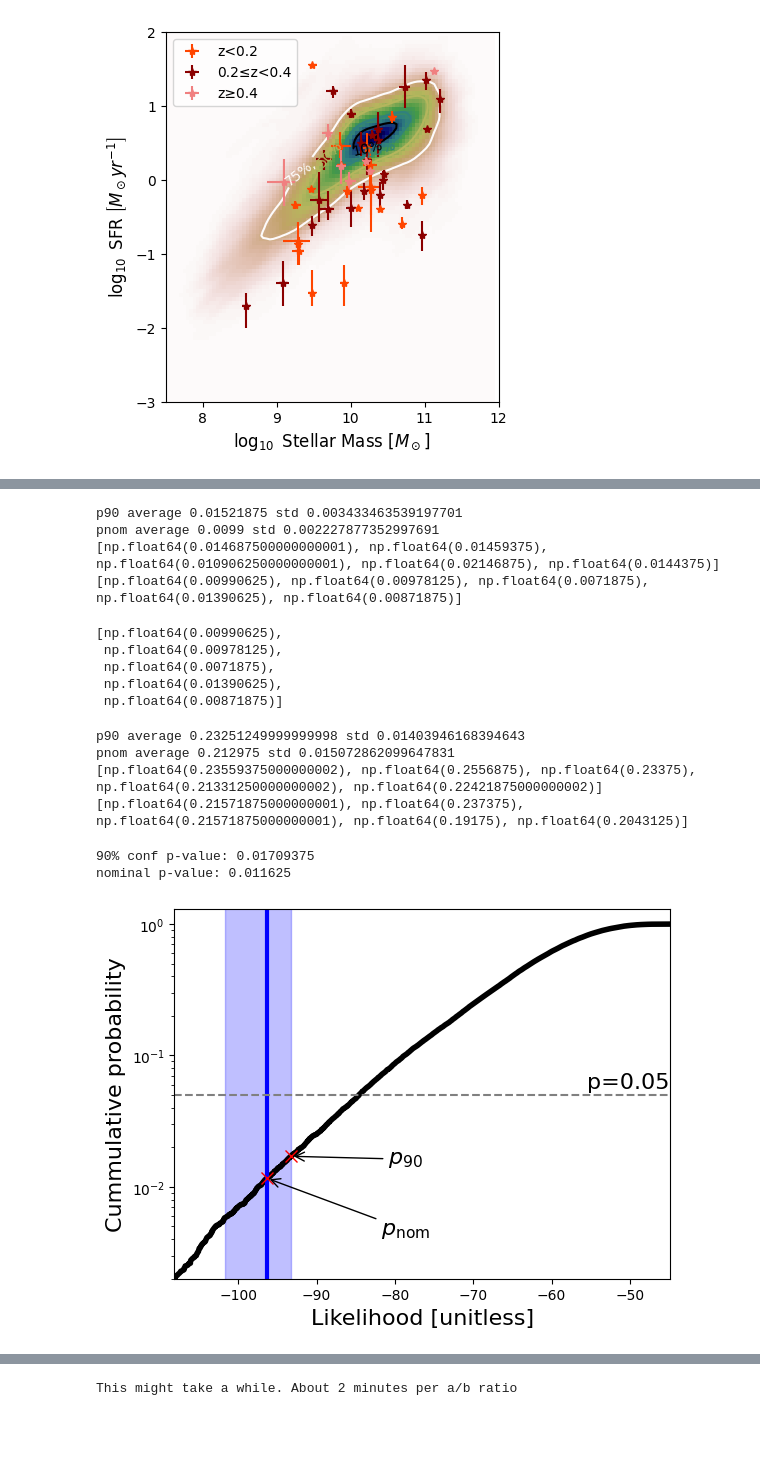
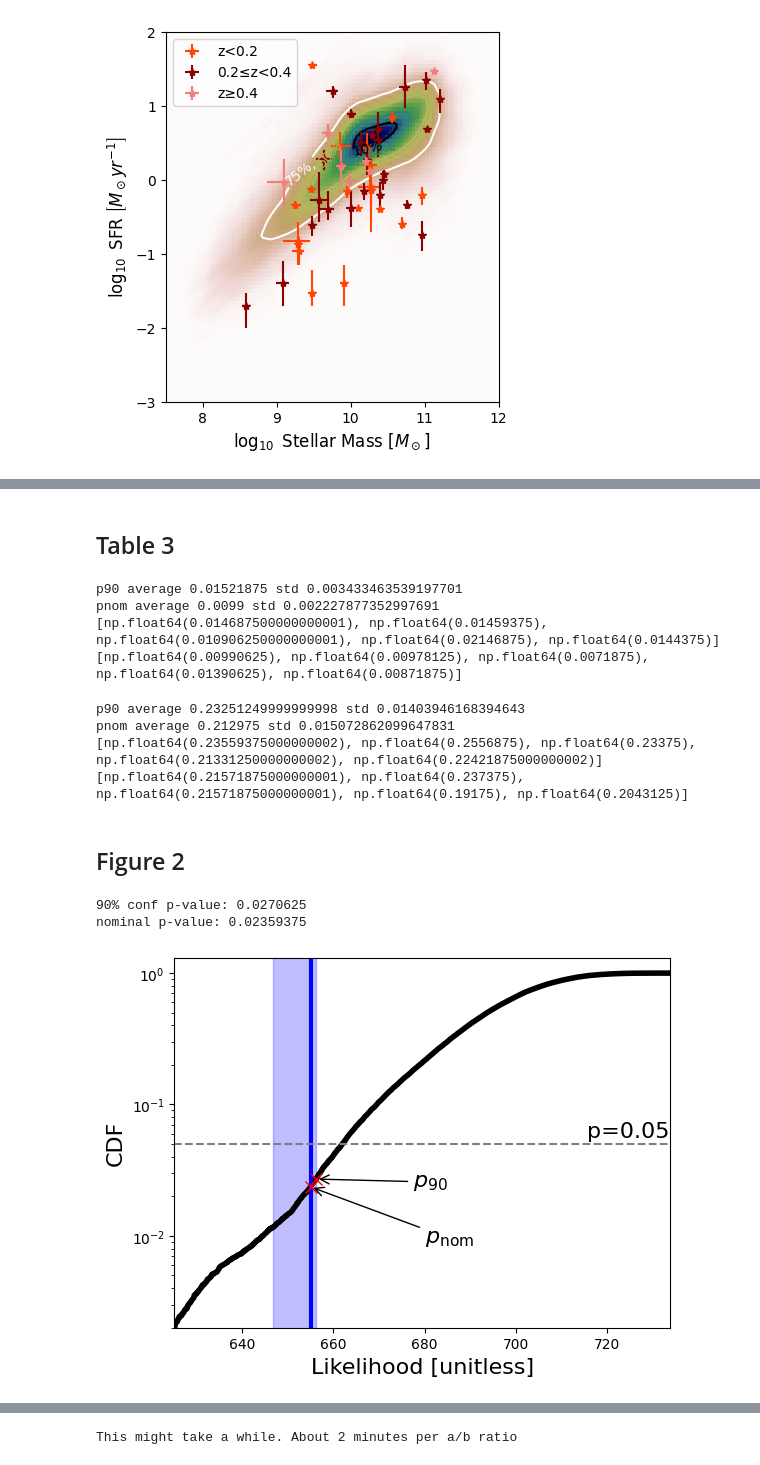
Before and after one commit to hoasaf3/host-galaxies-stats, a Jupyter notebook: frb_hosts_stats.ipynb, the cells around one changed output, grey strips where cells are left out. Cells and saved outputs as stored; diff of their text form; code cells hidden in the pictures; blank space fills up the shorter version.

```diff
--- a/frb_hosts_stats.ipynb
+++ b/frb_hosts_stats.ipynb
@@ -559,3 +553,5 @@ Name: SFR_lowerr, dtype: float64
+# %% [markdown]
+## Table 3
 # %%
 ''' Table 3 '''
 
@@ -592,14 +588,6 @@ p90 average 0.01521875 std 0.003433463539197701
 pnom average 0.0099 std 0.002227877352997691
 [np.float64(0.014687500000000001), np.float64(0.01459375), np.float64(0.010906250000000001), np.float64(0.02146875), np.float64(0.0144375)]
 [np.float64(0.00990625), np.float64(0.00978125), np.float64(0.0071875), np.float64(0.01390625), np.float64(0.00871875)]
-# %%
-p_nom_vals
-# %% [output]
-[np.float64(0.00990625),
- np.float64(0.00978125),
- np.float64(0.0071875),
- np.float64(0.01390625),
- np.float64(0.00871875)]
 # %%
 ''' Conservative set - Table 3'''
 
@@ -644,17 +632,17 @@ p90 average 0.23251249999999998 std 0.01403946168394643
 pnom average 0.212975 std 0.015072862099647831
 [np.float64(0.23559375000000002), np.float64(0.2556875), np.float64(0.23375), np.float64(0.21331250000000002), np.float64(0.22421875000000002)]
 [np.float64(0.21571875000000001), np.float64(0.237375), np.float64(0.21571875000000001), np.float64(0.19175), np.float64(0.2043125)]
+# %% [markdown]
+## Figure 2
 # %%
 ''' Figure 2 '''
 import matplotlib.patches as patches
 
 # Create z to logpdf
-z_to_logpdf = create_z_to_logpdf_w_opt(frb_hosts, prob_density, 1, 0)  # mass-weighted with optical lnprior
+# z_to_logpdf = create_z_to_logpdf_w_opt(frb_hosts, prob_density, 1, 0)  # mass-weighted with optical lnprior
 # z_to_logpdf = create_z_to_logpdf_w_opt(frb_hosts, prob_density, 0, 1)  # sfr-weighted with optical lnprior
-# z_to_logpdf = {z: get_gc_logpdf_w_opt(z, prob_density)
-#                for z in frb_hosts['z']}  # gc-weighted with optical lnprior
-frb_hosts = frb_hosts[frb_hosts['z']<=0.2].reset_index()  # perform metallicity weighted only on z<=0.2
-z_to_logpdf = create_z_to_logpdf_metallicty(frb_hosts, prob_density)  # metallicity-weighted
+z_to_logpdf = {z: get_gc_logpdf_w_opt(z, prob_density)
+               for z in frb_hosts['z']}  # gc-weighted with optical lnprior
 
 frb_values = np.vstack([np.log10(frb_hosts['Mstar']),
                         np.log10(frb_hosts['SFR']),
@@ -677,7 +665,6 @@ ax = plt.gca()
 ax.plot(samples_cdf.x, samples_cdf.y, color='black', linewidth=4)
 ax.add_patch(rect)
 ax.set_yscale('log', nonpositive='clip')
-# ax.set_ylim([bottom, 2*top])  # a bit higher than top to see all CDF
 
 # zoom-in to interesting part
 ax.set_ylim([2e-3, 1.3])
@@ -687,35 +674,35 @@ ax.set_xlim([start_x, samples_cdf.x[-1]])
 # Nominal pvalue line
 ax.axvline(frbs_nominal_likelihood, color='blue', label='FRBs nominal likelihood', linewidth=3)
 
 # p=0.05 line
 ax.axhline(0.05, color='grey', linestyle='--')
 ax.annotate('p=0.05', fontsize=16,
             xy=(samples_cdf.x[-1], 0.05),
             textcoords="offset points", xytext=(-60, 5))  # change manually
 
 # draw intesection points and annotate
 ax.plot(frbs_nominal_likelihood, p_nom,
         marker='x', markersize=8, color='red')
 ax.annotate(r'$p_{\rm nom}$',
             xy=(frbs_nominal_likelihood, p_nom), xycoords='data', fontsize=16,
             xytext=(100, -40), textcoords='offset points',  # change manually
             arrowprops=dict(arrowstyle="->"),
             horizontalalignment='center')
 
 ax.plot(right, p_90, marker='x', markersize=8, color='red')
 ax.annotate(r'$p_{90}$',
             xy=(right, p_90), xycoords='data',  fontsize=16,
             xytext=(70, -5), textcoords='offset points',  # change manually
             arrowprops=dict(arrowstyle="->"),
             horizontalalignment='left')
 
 plt.xlabel('Likelihood [unitless]', fontsize=16)
-plt.ylabel('Cummulative probability', fontsize=16)
+plt.ylabel('CDF', fontsize=16)
 
-# plt.savefig('Figures/Figure2_mass.pdf', bbox_inches='tight', transparent=True)
+plt.savefig('Figures/Figure2_gc.pdf', bbox_inches='tight', transparent=True)
 print('90% conf p-value:', p_90)
 print('nominal p-value:', p_nom)
 # %% [output]
-90% conf p-value: 0.01709375
-nominal p-value: 0.011625
+90% conf p-value: 0.0270625
+nominal p-value: 0.02359375
-[figure, old version]
+[figure, new version]
```
Also changed, not shown: parts of 11 cells of this notebook.
